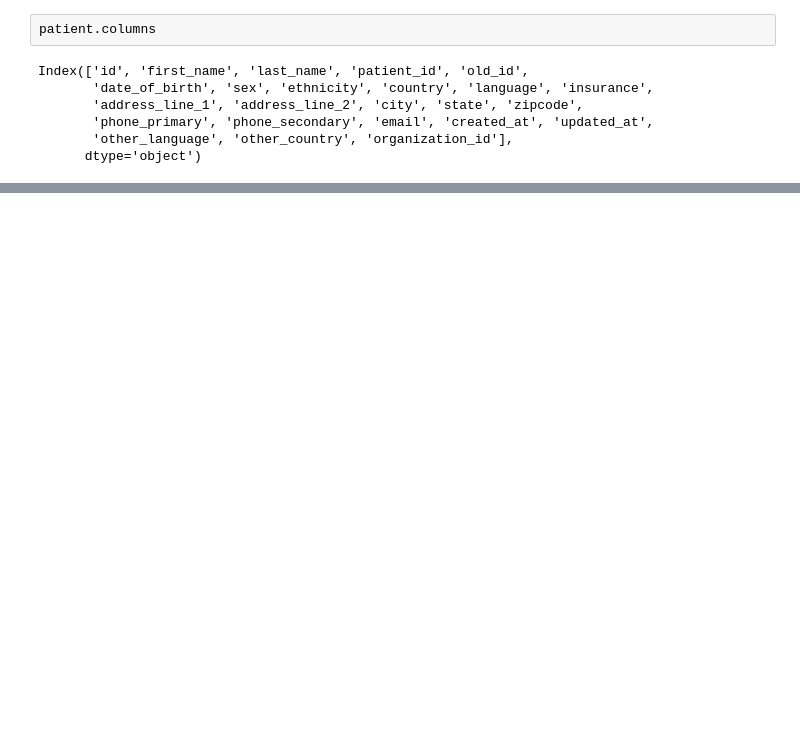
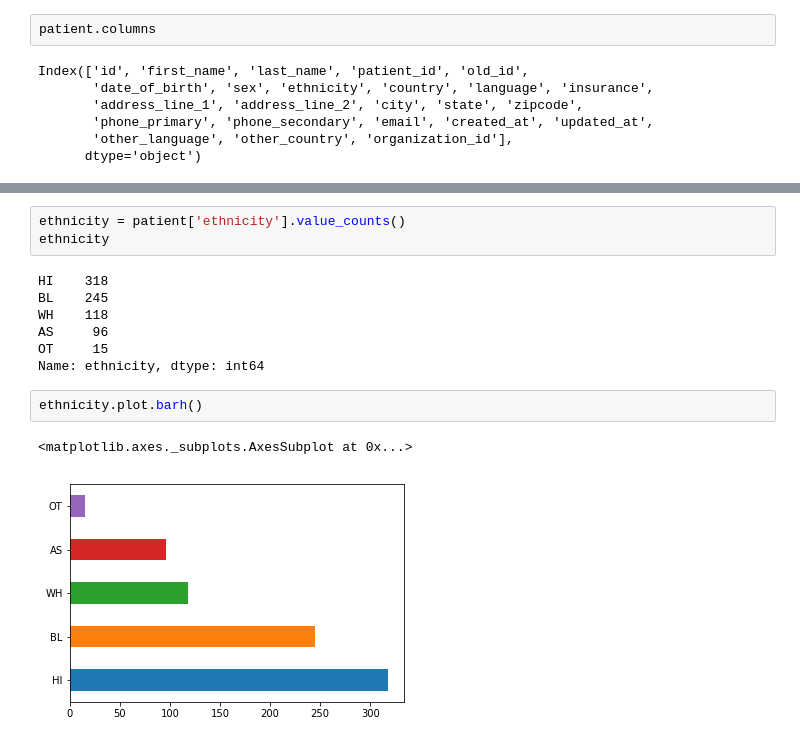
Before and after one commit to adib2149/TIEHL, a Jupyter notebook: exploration.ipynb, the cells around one changed output, grey strips where cells are left out. Cells and saved outputs as stored; diff of their text form; blank space fills up the shorter version.

```diff
--- a/exploration.ipynb
+++ b/exploration.ipynb
@@ -15,0 +118,15 @@ Index(['id', 'first_name', 'last_name', 'patient_id', 'old_id',
+# %%
+ethnicity = patient['ethnicity'].value_counts()
+ethnicity
+# %% [output]
+HI    318
+BL    245
+WH    118
+AS     96
+OT     15
+Name: ethnicity, dtype: int64
+# %%
+ethnicity.plot.barh()
+# %% [output]
+<matplotlib.axes._subplots.AxesSubplot at 0x...>
+[figure, added]
```
Also changed, not shown: parts of 27 cells of this notebook.
